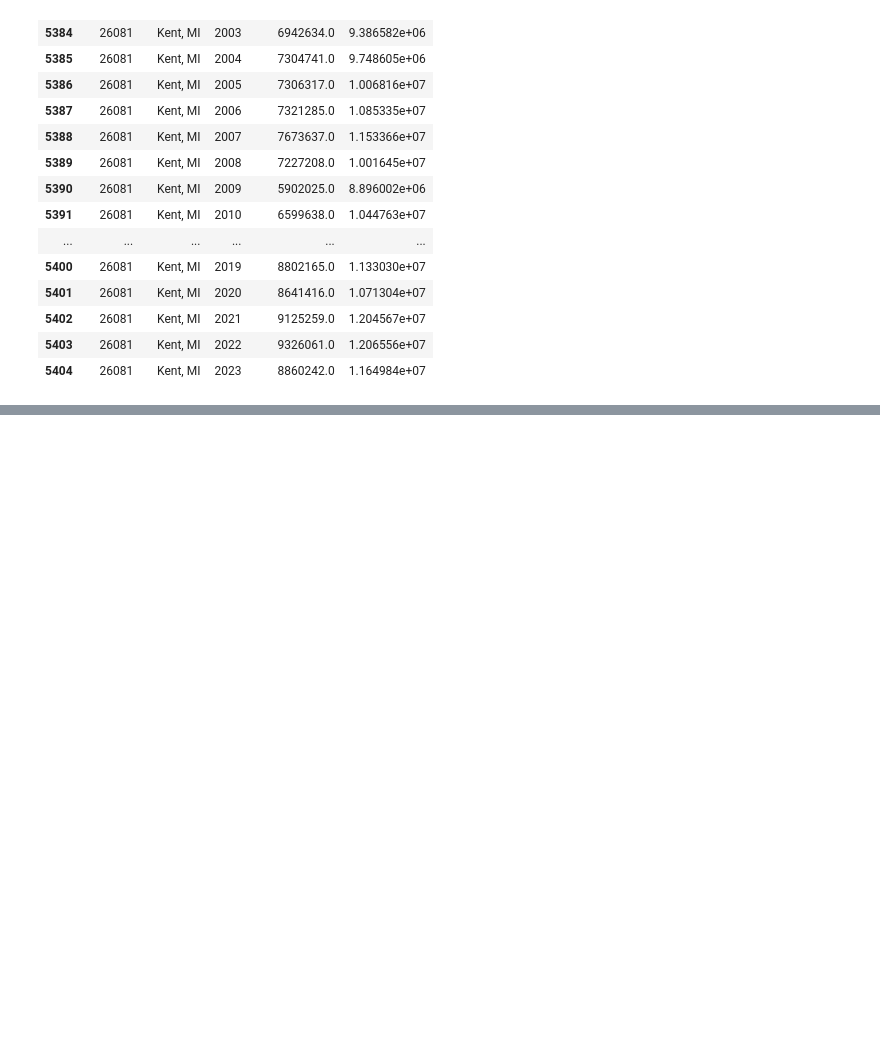
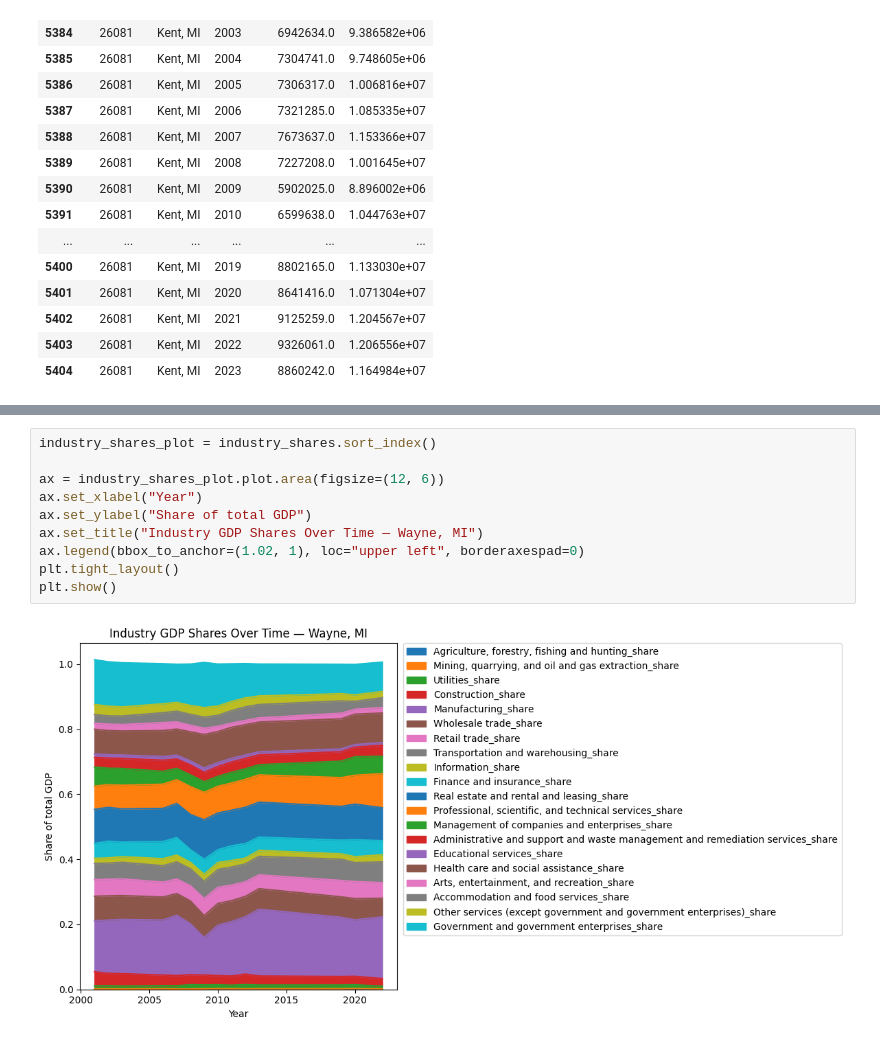
Before and after one commit to wren17/epa_greenbook_project, a Jupyter notebook: analysis.ipynb, the cells around one changed output, grey strips where cells are left out. Drawn from its saved outputs; the diff is of its cells as text; blank space fills up the shorter version.

```diff
--- a/analysis.ipynb
+++ b/analysis.ipynb
@@ -751,0 +999,12 @@ synthetic_counties[2]
+# %%
+industry_shares_plot = industry_shares.sort_index()
+
+ax = industry_shares_plot.plot.area(figsize=(12, 6))
+ax.set_xlabel("Year")
+ax.set_ylabel("Share of total GDP")
+ax.set_title("Industry GDP Shares Over Time — Wayne, MI")
+ax.legend(bbox_to_anchor=(1.02, 1), loc="upper left", borderaxespad=0)
+plt.tight_layout()
+plt.show()
+# %% [output]
+[figure, added]
```
Also changed, not shown: parts of 19 cells of this notebook, 2 other files.
